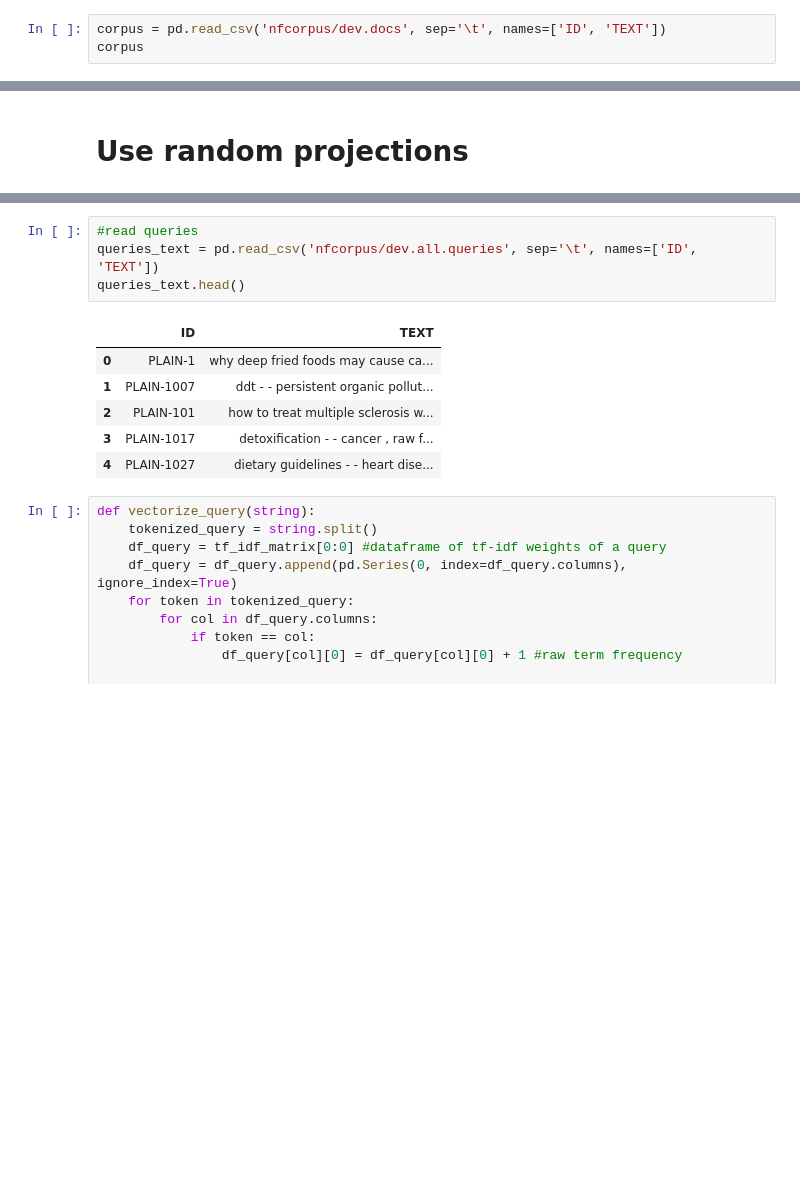
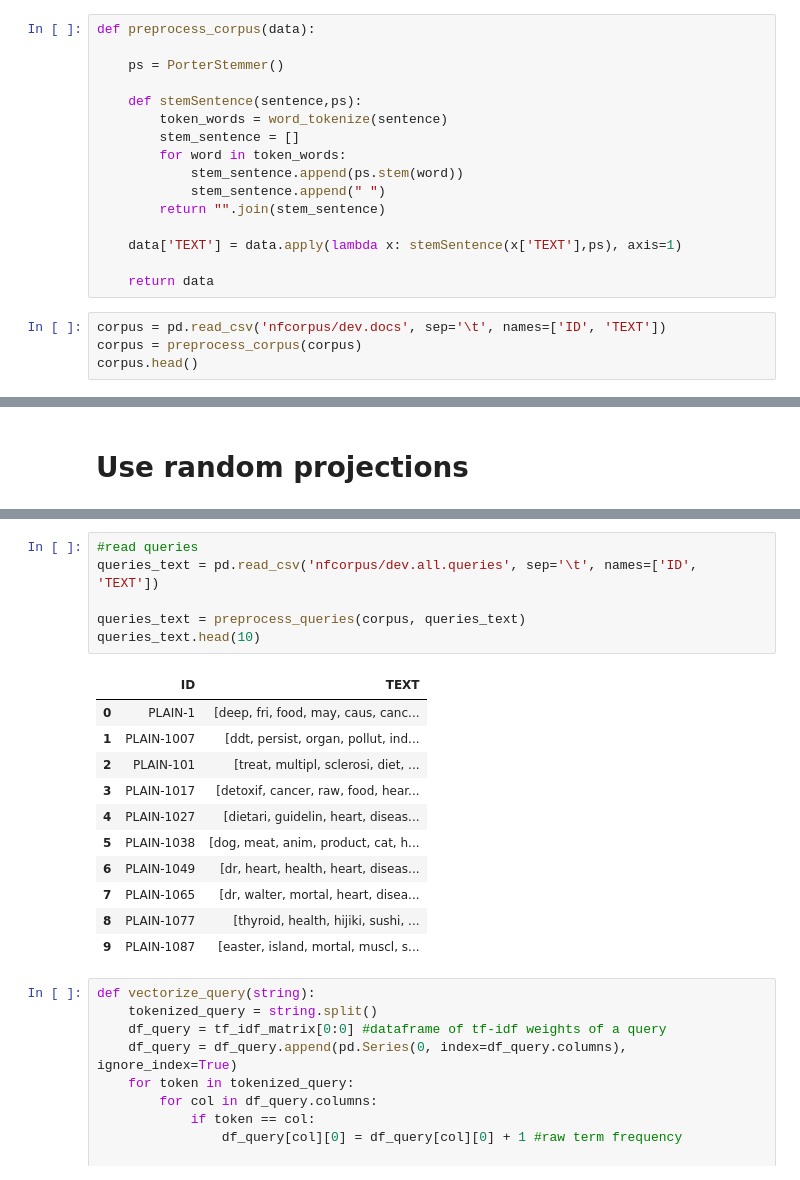
Before and after one commit to tugaevaea/IRWS, a Jupyter notebook: Rand_proj_Elly.ipynb, the cells around one changed output, grey strips where cells are left out. Saved outputs shown, nothing was run; the diff lists cells and outputs as text; blank space fills up the shorter version.

```diff
--- a/Rand_proj_Elly.ipynb
+++ b/Rand_proj_Elly.ipynb
@@ -17,8 +24,25 @@ Load data and vectorize using TfidfVectorizer
 https://scikit-learn.org/stable/modules/feature_extraction.html#text-feature-extraction
 
 TF-IDF weighting
+# %%
+def preprocess_corpus(data):
+
+    ps = PorterStemmer()
+
+    def stemSentence(sentence,ps):
+        token_words = word_tokenize(sentence)
+        stem_sentence = []
+        for word in token_words:
+            stem_sentence.append(ps.stem(word))
+            stem_sentence.append(" ")
+        return "".join(stem_sentence)
+
+    data['TEXT'] = data.apply(lambda x: stemSentence(x['TEXT'],ps), axis=1)
+
+    return data
 # %%
 corpus = pd.read_csv('nfcorpus/dev.docs', sep='\t', names=['ID', 'TEXT'])
-corpus
+corpus = preprocess_corpus(corpus)
+corpus.head()
 # %% [output]
 |  | ID | TEXT |
@@ -330,14 +404,21 @@ array([1, 1, 1, 1, 0, 1, 0, 1, 1, 1, 0, 1, 1, 1, 0, 1, 1, 1, 0, 1, 1, 1,
 # %%
 #read queries
 queries_text = pd.read_csv('nfcorpus/dev.all.queries', sep='\t', names=['ID', 'TEXT'])
-queries_text.head()
+
+queries_text = preprocess_queries(corpus, queries_text)
+queries_text.head(10)
 # %% [output]
 |  | ID | TEXT |
-| 0 | PLAIN-1 | why deep fried foods may cause ca... |
-| 1 | PLAIN-1007 | ddt - - persistent organic pollut... |
-| 2 | PLAIN-101 | how to treat multiple sclerosis w... |
-| 3 | PLAIN-1017 | detoxification - - cancer , raw f... |
-| 4 | PLAIN-1027 | dietary guidelines - - heart dise... |
+| 0 | PLAIN-1 | [deep, fri, food, may, caus, canc... |
+| 1 | PLAIN-1007 | [ddt, persist, organ, pollut, ind... |
+| 2 | PLAIN-101 | [treat, multipl, sclerosi, diet, ... |
+| 3 | PLAIN-1017 | [detoxif, cancer, raw, food, hear... |
+| 4 | PLAIN-1027 | [dietari, guidelin, heart, diseas... |
+| 5 | PLAIN-1038 | [dog, meat, anim, product, cat, h... |
+| 6 | PLAIN-1049 | [dr, heart, health, heart, diseas... |
+| 7 | PLAIN-1065 | [dr, walter, mortal, heart, disea... |
+| 8 | PLAIN-1077 | [thyroid, health, hijiki, sushi, ... |
+| 9 | PLAIN-1087 | [easter, island, mortal, muscl, s... |
 # %%
 def vectorize_query(string):
     tokenized_query = string.split()
```
Also changed, not shown: parts of 9 cells of this notebook, 3 other files.
